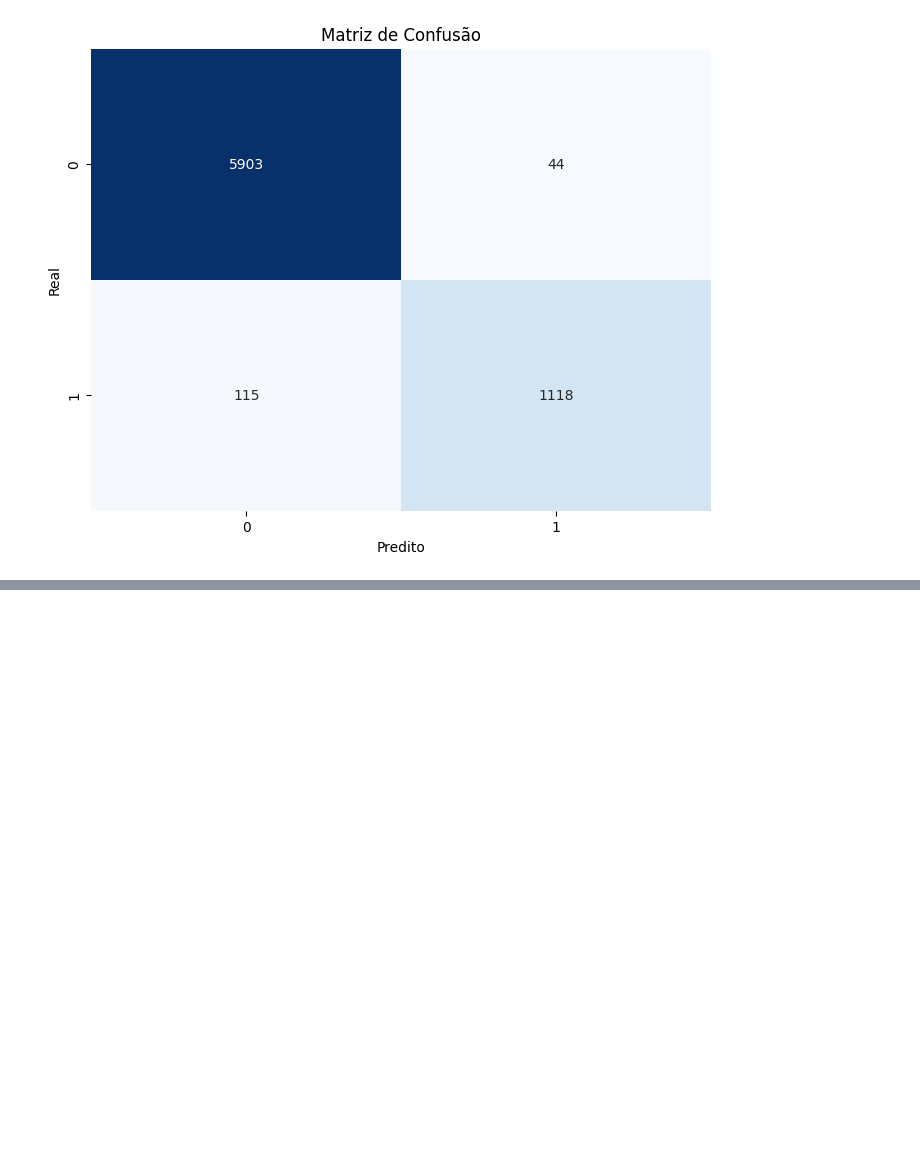
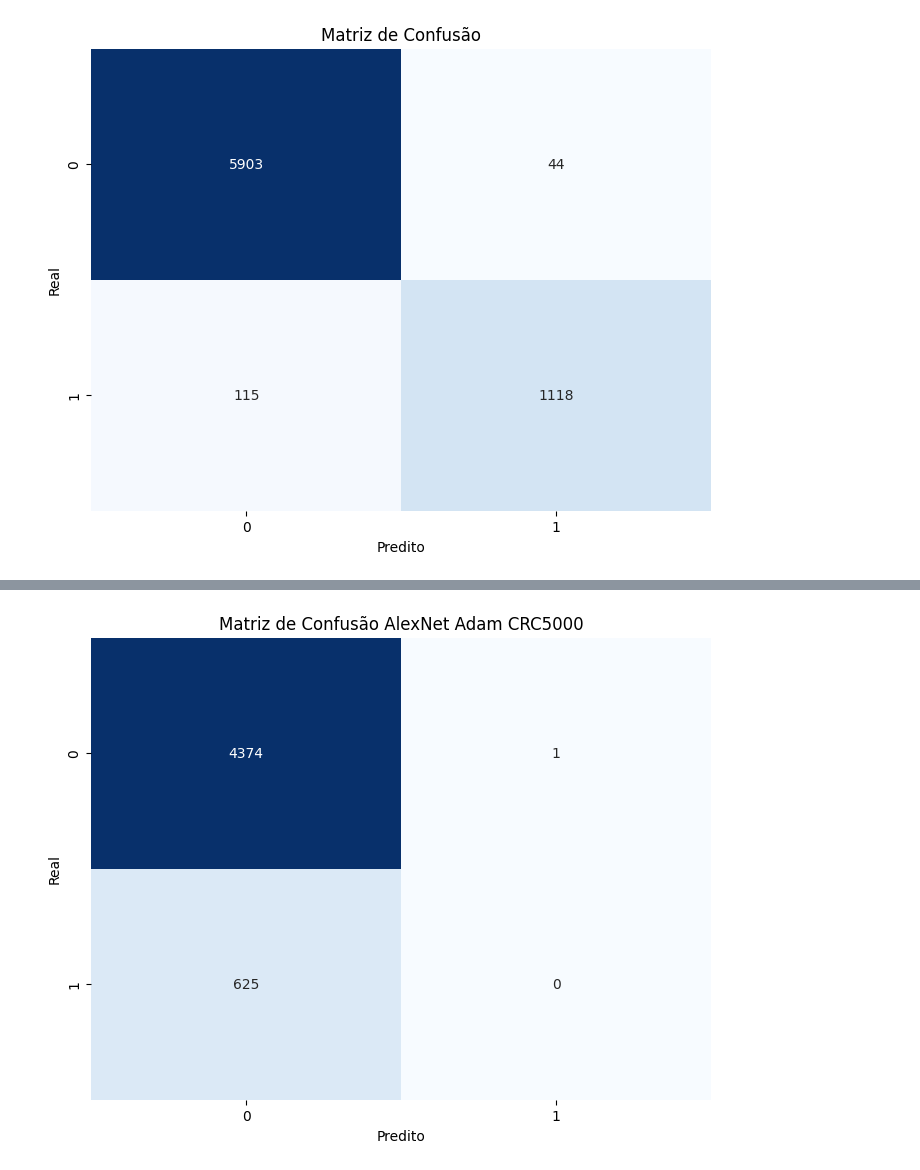
Before and after one commit to Leir-Cruz/machine-learning-colon-detection, a Jupyter notebook: notebooks/NCTCRCHE100K/Adam/normal/AexNet.ipynb, the cells around one changed output, grey strips where cells are left out. Drawn from its saved outputs; the diff is of its cells as text; code cells hidden in the pictures; blank space fills up the shorter version.

```diff
--- a/notebooks/NCTCRCHE100K/Adam/normal/AexNet.ipynb
+++ b/notebooks/NCTCRCHE100K/Adam/normal/AexNet.ipynb
@@ -376,0 +599,6 @@ plt.show()
+# %%
+path_to_dataset_crc = pathlib.Path('/content/Kather_texture_2016_image_tiles_5000/Kather_texture_2016_image_tiles_5000')
+CRC5000Formatter(input_path = path_to_dataset_crc, output_csv = "nb_crc5000.csv").run()
+dataframe_crc = pd.read_csv("/content/nb_crc5000.csv")
+df_test_crc = dataframe_crc[["path", "label"]]
+print(f"Number of images in test dataset crc5000: {len(df_test_crc)}")
@@ -376,0 +640,9 @@ plt.show()
+# %%
+dataset_test_crc = CRC5000DatasetMemory(
+        df_test_crc,
+        transforms=CustomDatasetConfig.TEST_TRANSFORMS,
+        target_column="label",
+    )
+dataloader_test_crc = DataLoader(dataset_test_crc, batch_size= batch_size, pin_memory = True,shuffle= False)
+# %%
+acc, precision, recall, f1, cm = test_model(model, "cuda", dataloader_test_crc)
@@ -376,0 +678,9 @@ plt.show()
+# %%
+plt.figure(figsize=(8, 6))
+sns.heatmap(cm, annot=True, fmt='d', cmap='Blues', cbar=False)
+plt.title("Matriz de Confusão AlexNet Adam CRC5000")
+plt.xlabel("Predito")
+plt.ylabel("Real")
+plt.show()
+# %% [output]
+[figure, added]
```
Also changed, not shown: parts of 23 cells of this notebook, 3 other files.
